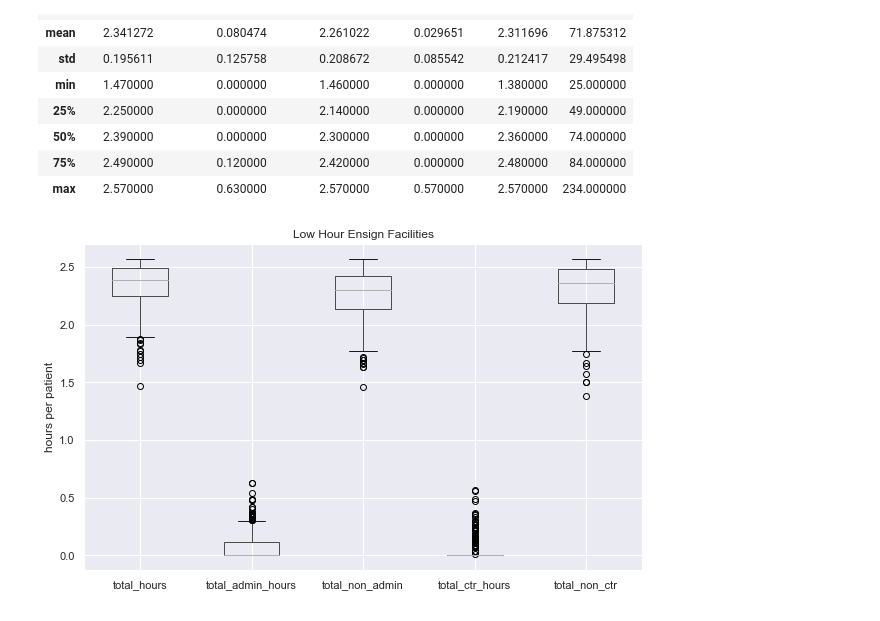
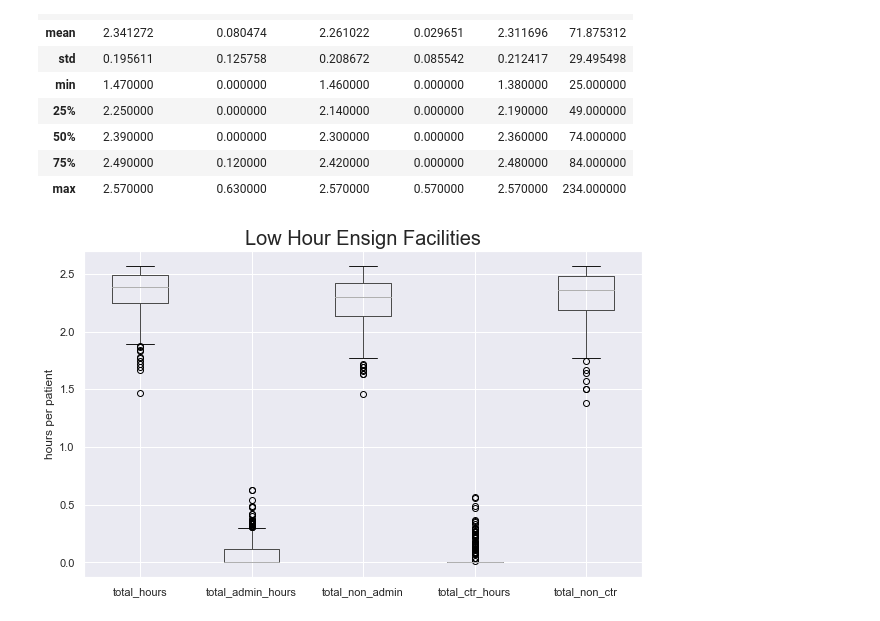
Before and after one commit to HUA1846/nursing_home_PBJ_analysis, a Jupyter notebook: ensign_services.ipynb, the cells around one changed output. Cells and saved outputs as stored; diff of their text form; code cells hidden in the pictures.

```diff
--- a/ensign_services.ipynb
+++ b/ensign_services.ipynb
@@ -462,6 +439,6 @@ ensign_low_hour[new_features].describe()
 # %%
 ax = ensign_low_hour.boxplot(column=hour_columns)
 ax.set(ylabel='hours per patient')
-ax.set_title('Low Hour Ensign Facilities');
+ax.set_title('Low Hour Ensign Facilities', fontsize=20);
 # %% [output]
-[figure, old version]
+[figure, new version]
```
Also changed, not shown: parts of 23 cells of this notebook.
